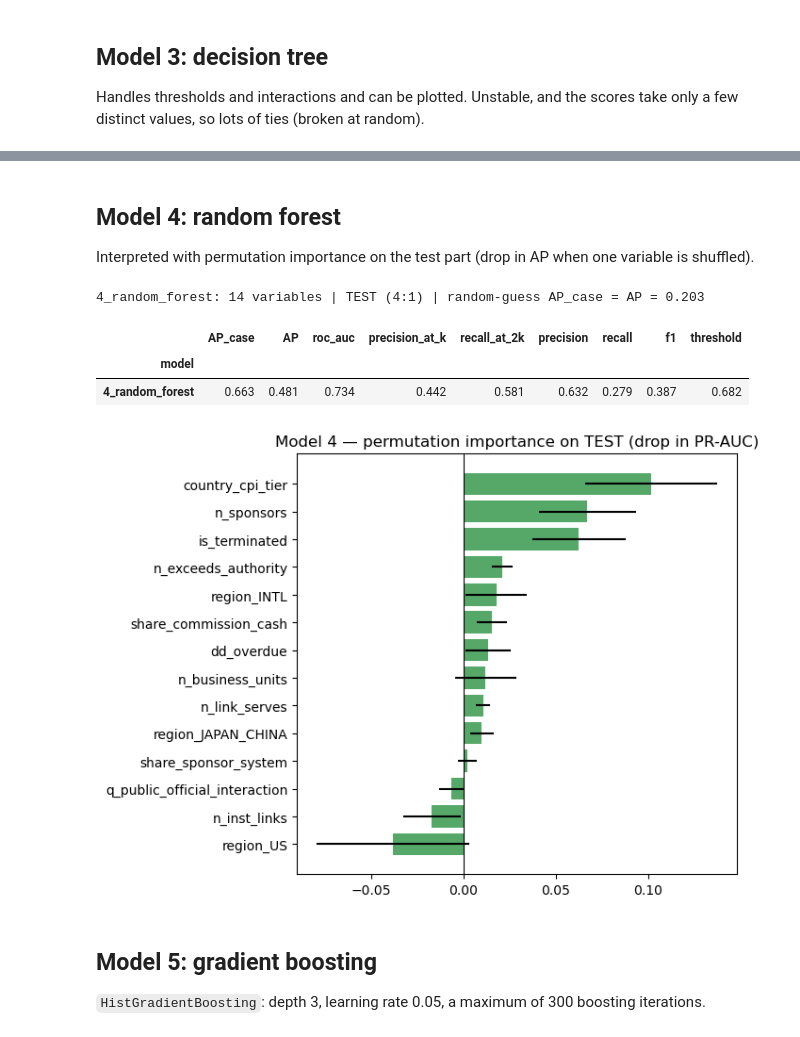
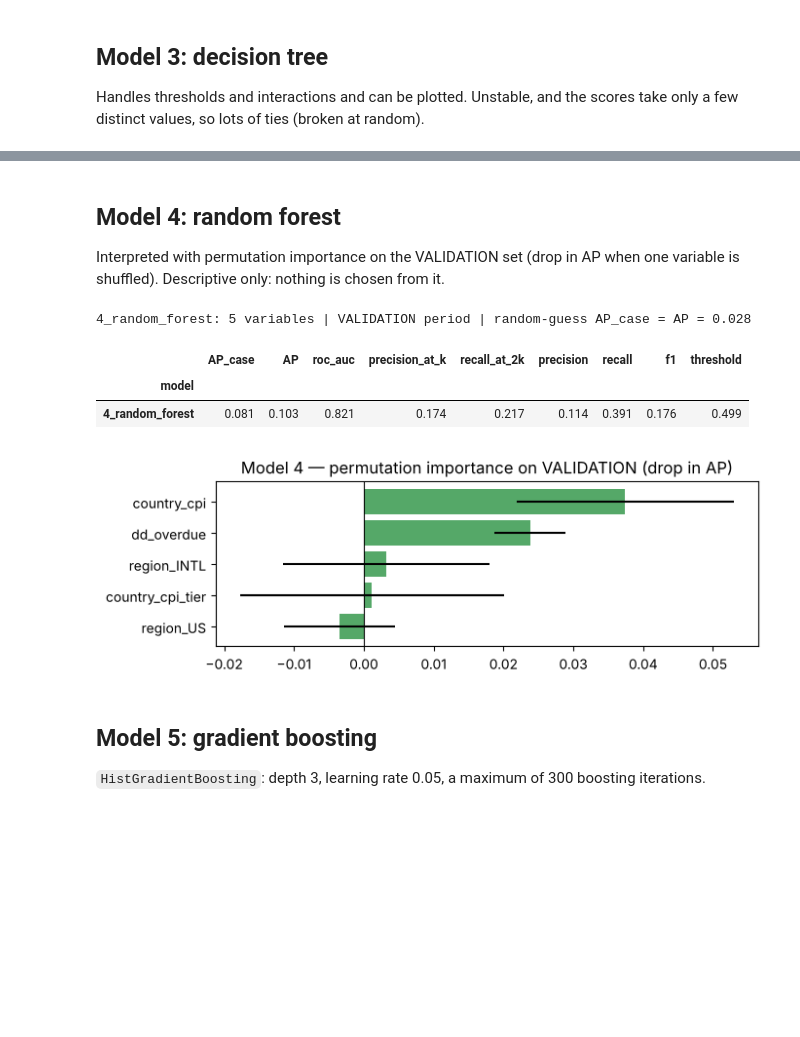
Before and after one commit to FELIXGAO0315/Graph-Based-Detection, a Jupyter notebook: layer1_baseline.ipynb, the cells around one changed output, grey strips where cells are left out. Cells and saved outputs as stored; diff of their text form; code cells hidden in the pictures; blank space fills up the shorter version.

Commit message:
updates data split from dossier, layer1 complete

```diff
--- a/layer1_baseline.ipynb
+++ b/layer1_baseline.ipynb
@@ -831,16 +0,0 @@ The following sections use this split to inspect model behavior. The main evalua
-# %%
-tr_idx, te_idx = next(StratifiedGroupKFold(n_splits=5, shuffle=True, random_state=SEED).split(X_all, y_all, g_all))
-Xtr, ytr, gtr = X_all[tr_idx], y_all[tr_idx], g_all[tr_idx]
-Xte, yte = X_all[te_idx], y_all[te_idx]
-assert not set(gtr) & set(g_all[te_idx]), "group leakage!"
-print(f"train n={len(tr_idx)} (pos={ytr.sum()}, cases={len(set(gtr[ytr == 1]))}) | "
-      f"test n={len(te_idx)} (pos={yte.sum()}, cases={len(set(g_all[te_idx][yte == 1]))})\n")
-
-sel, inter, SELECTED, votes, info = select_variables(Xtr, ytr, gtr, FEATS)
-tab = pd.DataFrame({k: [f in v for f in FEATS] for k, v in sel.items()}, index=FEATS)
-tab["votes"] = votes
-tab = tab[tab.votes > 0].sort_values("votes", ascending=False)
-tab.to_csv(f"{OUT}/L1_selection_votes.csv")
-pd.Series(SELECTED, name="variable").to_csv(f"{OUT}/L1_selected_variables.csv", index=False)
-print(f"\n>= 3/4 vote set: {len(SELECTED)} variables (intersection of all 4: {len(inter)})")
-display(tab)
@@ -953,0 +802,7 @@ AP_case weights: positive weights sum = 159.0 (= #positives 159); positive weigh
+# %%
+Fv = pd.DataFrame(TR_A["X"], columns=FEATS).assign(y=TR_A["y"])
+m = Fv.groupby("y").mean().T
+sd = Fv.drop(columns="y").std()
+m["SMD"] = (m[1] - m[0]) / sd.replace(0, np.nan)
+m = m.rename(columns={0: "mean | y=0", 1: "mean | y=1"}).sort_values("SMD", key=np.abs, ascending=False)
+display(m.head(25).round(3))
@@ -953,0 +1074,15 @@ AP_case weights: positive weights sum = 159.0 (= #positives 159); positive weigh
+# %%
+Xtr, ytr, gtr = TR_A["X"], TR_A["y"], TR_A["g"]
+Xte, yte = EV_VAL["X"], EV_VAL["y"]
+assert not set(TR_A["g"][TR_A["y"] == 1]) & set(EV_VAL["g"][EV_VAL["y"] == 1]), "a case group is on both sides"
+print(f"train TR_A n={len(ytr)} (pos={ytr.sum()}, case groups={len(set(gtr[ytr == 1]))}) | "
+      f"VALIDATION EV_VAL n={len(yte)} (pos={yte.sum()}, cases={len(EV_VAL['cases'])})\n")
+
+sel, inter, SELECTED, votes, info = select_variables(Xtr, ytr, gtr, FEATS)
+tab = pd.DataFrame({k: [f in v for f in FEATS] for k, v in sel.items()}, index=FEATS)
+tab["votes"] = votes
+tab = tab[tab.votes > 0].sort_values("votes", ascending=False)
+tab.to_csv(f"{OUT}/L1_selection_votes.csv")
+pd.Series(SELECTED, name="variable").to_csv(f"{OUT}/L1_selected_variables.csv", index=False)
+print(f"\n>= 3/4 vote set: {len(SELECTED)} variables (intersection of all 4: {len(inter)})")
+display(tab)
@@ -1023,20 +1237,20 @@ inner-CV PR-AUC by max_depth: {2: 0.4, 3: 0.473, 4: 0.527, 5: 0.577, 6: 0.557} -
 # %% [markdown]
 ## Model 4: random forest
-Interpreted with permutation importance on the test part (drop in AP when one variable is shuffled).
+Interpreted with permutation importance on the VALIDATION set (drop in AP when one variable is shuffled). Descriptive only: nothing is chosen from it.
 # %%
 model_rf = run_model("4_random_forest")
 pi = permutation_importance(model_rf, Xte_s, yte, scoring="average_precision", n_repeats=20, random_state=SEED)
 imp_rf = pd.Series(pi.importances_mean, index=SELECTED).sort_values()
 plt.figure(figsize=(7, 0.3 * len(imp_rf) + 1))
 plt.barh(imp_rf.index, imp_rf.values, xerr=pi.importances_std[np.argsort(pi.importances_mean)], color="#55A868")
-plt.axvline(0, c="k", lw=0.8); plt.title("Model 4 — permutation importance on TEST (drop in PR-AUC)")
+plt.axvline(0, c="k", lw=0.8); plt.title("Model 4 — permutation importance on VALIDATION (drop in AP)")
 plt.tight_layout(); plt.show()
 # %% [output]
-4_random_forest: 14 variables | TEST (4:1) | random-guess AP_case = AP = 0.203
+4_random_forest: 5 variables | VALIDATION period | random-guess AP_case = AP = 0.028
 |  | AP_case | AP | roc_auc | precision_at_k | recall_at_2k | precision | recall | f1 | threshold |
 | model |  |  |  |  |  |  |  |  |  |
-| 4_random_forest | 0.663 | 0.481 | 0.734 | 0.442 | 0.581 | 0.632 | 0.279 | 0.387 | 0.682 |
+| 4_random_forest | 0.081 | 0.103 | 0.821 | 0.174 | 0.217 | 0.114 | 0.391 | 0.176 | 0.499 |
-[figure, old version]
+[figure, new version]
 # %% [markdown]
 ## Model 5: gradient boosting
 `HistGradientBoosting`: depth 3, learning rate 0.05, a maximum of 300 boosting iterations.
```
Also changed, not shown: parts of 93 cells of this notebook.
